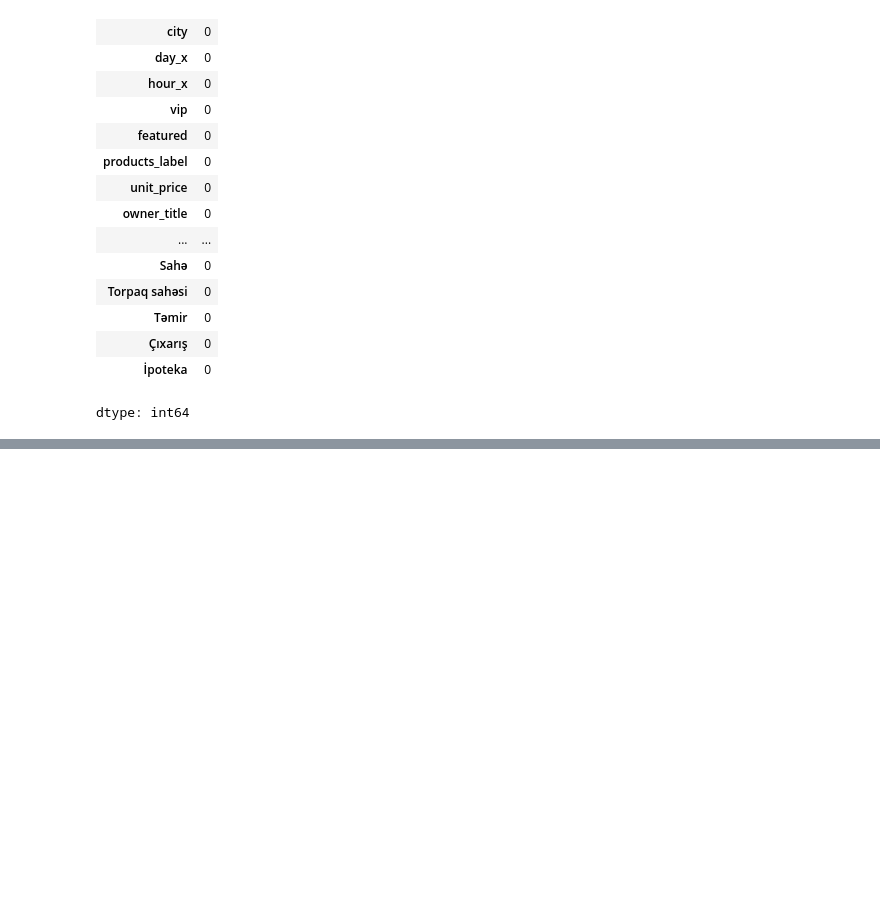
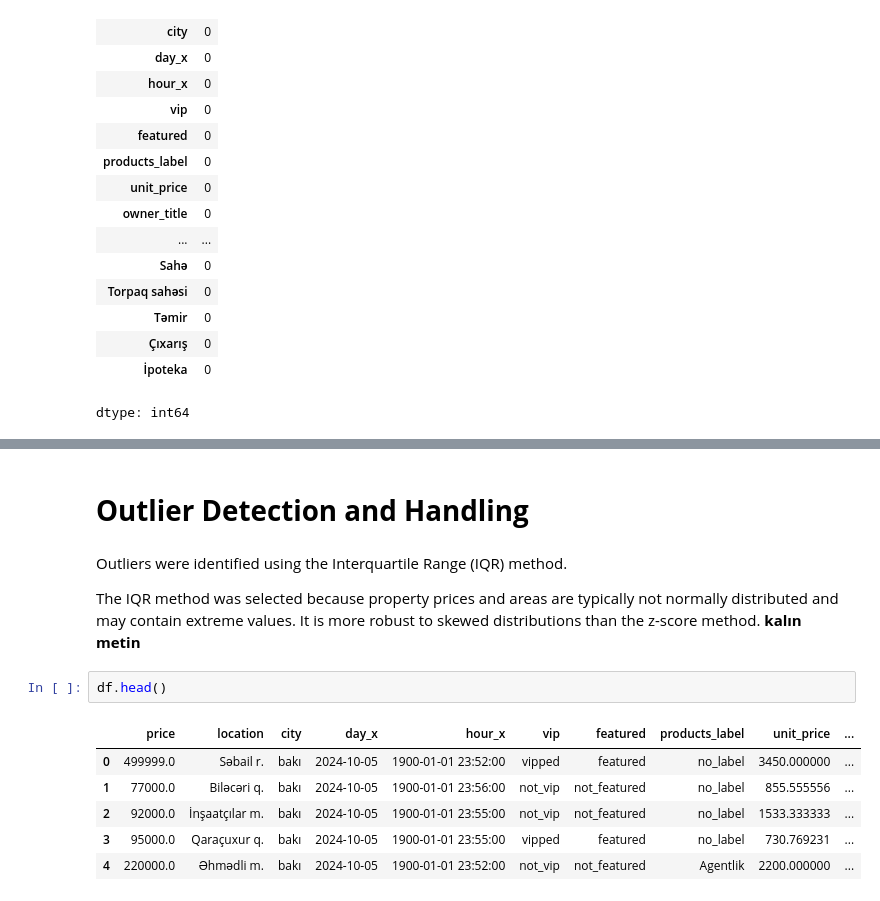
Before and after one commit to AteshUmud999/binaaz-eda-project, a Jupyter notebook: BinaAZ_Real_Estate_EDA_Project.ipynb, the cells around one changed output, grey strips where cells are left out. Drawn from its saved outputs; the diff is of its cells as text; blank space fills up the shorter version.

```diff
--- a/BinaAZ_Real_Estate_EDA_Project.ipynb
+++ b/BinaAZ_Real_Estate_EDA_Project.ipynb
@@ -1056,0 +1128,15 @@ dtype: int64
+# %% [markdown]
+# **Outlier Detection and Handling**
+# %% [markdown]
+Outliers were identified using the Interquartile Range (IQR) method.
+
+The IQR method was selected because property prices and areas are typically not normally distributed and may contain extreme values. It is more robust to skewed distributions than the z-score method. **kalın metin**
+# %%
+df.head()
+# %% [output]
+|  | price | location | city | day_x | hour_x | vip | featured | products_label | unit_price | ... |
+| 0 | 499999.0 | Səbail r. | bakı | 2024-10-05 | 1900-01-01 23:52:00 | vipped | featured | no_label | 3450.000000 | ... |
+| 1 | 77000.0 | Biləcəri q. | bakı | 2024-10-05 | 1900-01-01 23:56:00 | not_vip | not_featured | no_label | 855.555556 | ... |
+| 2 | 92000.0 | İnşaatçılar m. | bakı | 2024-10-05 | 1900-01-01 23:55:00 | not_vip | not_featured | no_label | 1533.333333 | ... |
+| 3 | 95000.0 | Qaraçuxur q. | bakı | 2024-10-05 | 1900-01-01 23:55:00 | vipped | featured | no_label | 730.769231 | ... |
+| 4 | 220000.0 | Əhmədli m. | bakı | 2024-10-05 | 1900-01-01 23:52:00 | not_vip | not_featured | Agentlik | 2200.000000 | ... |
```
Also changed, not shown: parts of 18 cells of this notebook.
